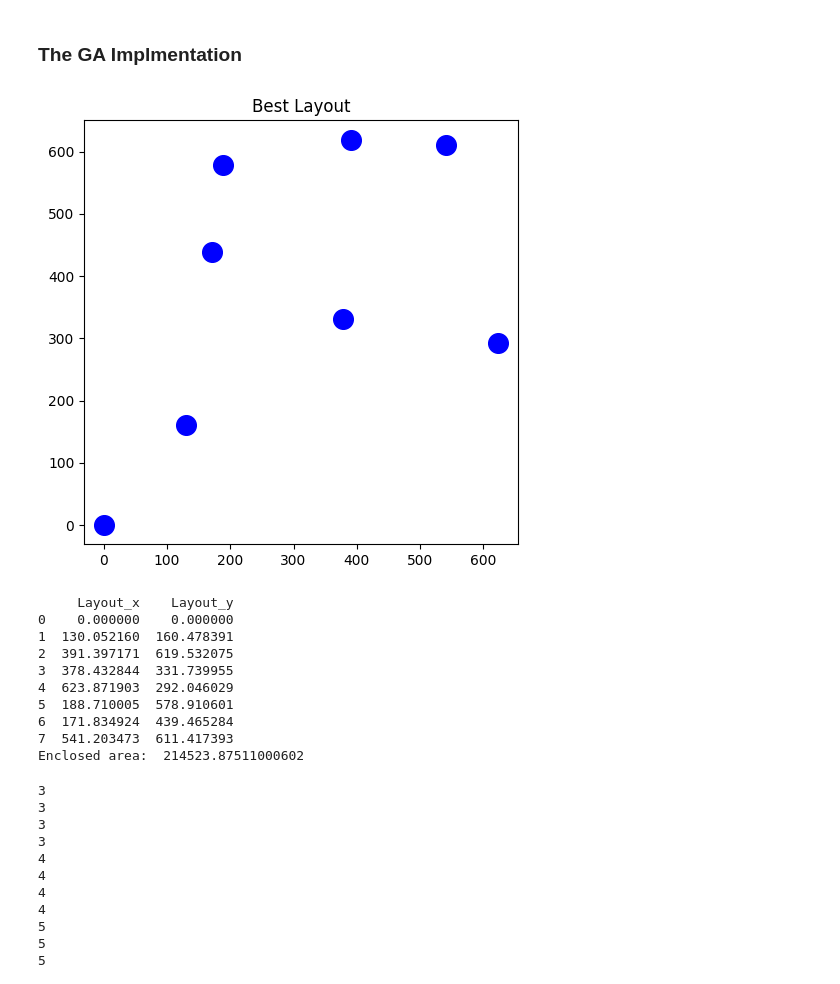
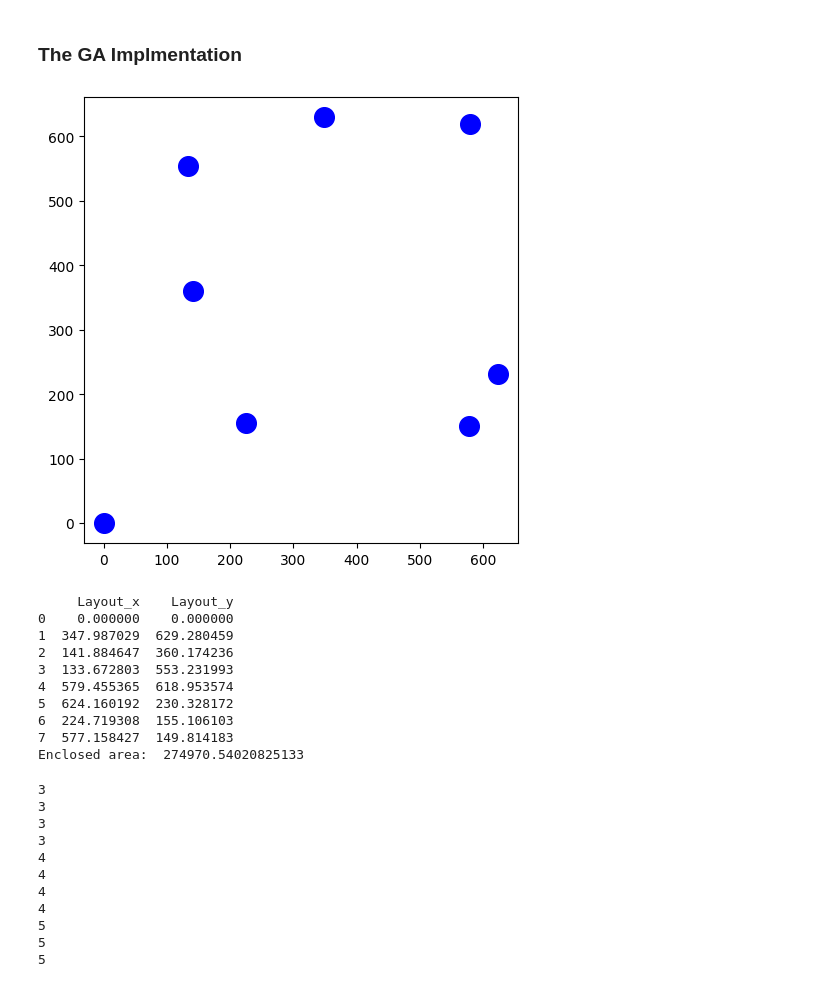
Before and after one commit to disi98/portfolio_website, a Jupyter notebook: genetic_a.ipynb, the cells around one changed output. Cells and saved outputs as stored; diff of their text form; code cells hidden in the pictures.

```diff
--- a/genetic_a.ipynb
+++ b/genetic_a.ipynb
@@ -132,45 +132,45 @@ def run_genetic_algorithm(populations):
     for population in populations:
         num_turbines = len(population)
         if 3 <= num_turbines <= 8 and best_layouts[num_turbines] is None and calculate_enclosed_area(population) <= 800000:
             best_layouts[num_turbines] = population
 
     # If all layouts exceed 800,000 sq meters, return the one with the smallest area
     for num_turbines in range(3, 9):
         if best_layouts[num_turbines] is None:
             best_layouts[num_turbines] = min(populations, key=calculate_enclosed_area)
 
     # Return a layout with a random number of turbines from 3 to 8
     return best_layouts[np.random.choice(range(3, 9))]
 
 def plot_best_layout(best_layout):
     fig, ax = plt.subplots(figsize=(5, 5))  # Adjust subplot configuration
     ax.scatter(best_layout['Layout_x'], best_layout['Layout_y'], c='b', s=200)
-    ax.set_title('Best Layout')
+    # ax.set_title('Best Layout')
     plt.tight_layout()
     plt.show()
 
 def main():
     populations = initialize_populations()
     best_layout = run_genetic_algorithm(populations)  # Get only the best layout
 
     plot_best_layout(best_layout)  # Plot only the best layout
     print(best_layout)
     print("Enclosed area: ", calculate_enclosed_area(best_layout))
 
 if __name__ == "__main__":
     main()
 # %% [output]
-[figure, old version]
+[figure, new version]
      Layout_x    Layout_y
 0    0.000000    0.000000
-1  130.052160  160.478391
-2  391.397171  619.532075
-3  378.432844  331.739955
-4  623.871903  292.046029
-5  188.710005  578.910601
-6  171.834924  439.465284
-7  541.203473  611.417393
-Enclosed area:  214523.87511000602
+1  347.987029  629.280459
+2  141.884647  360.174236
+3  133.672803  553.231993
+4  579.455365  618.953574
+5  624.160192  230.328172
+6  224.719308  155.106103
+7  577.158427  149.814183
+Enclosed area:  274970.54020825133
 # %%
 def initialize_populations():
     populations = []
```
Also changed, not shown: parts of 6 cells of this notebook, 14 other files.
